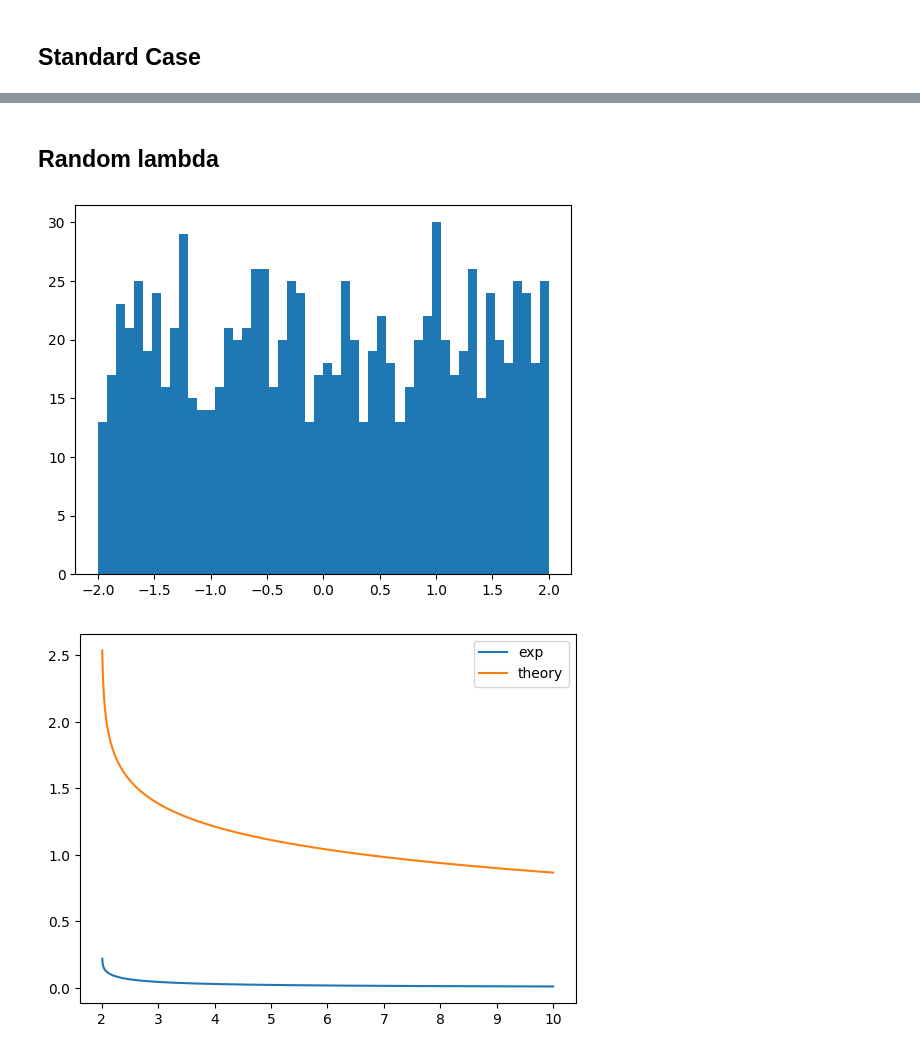
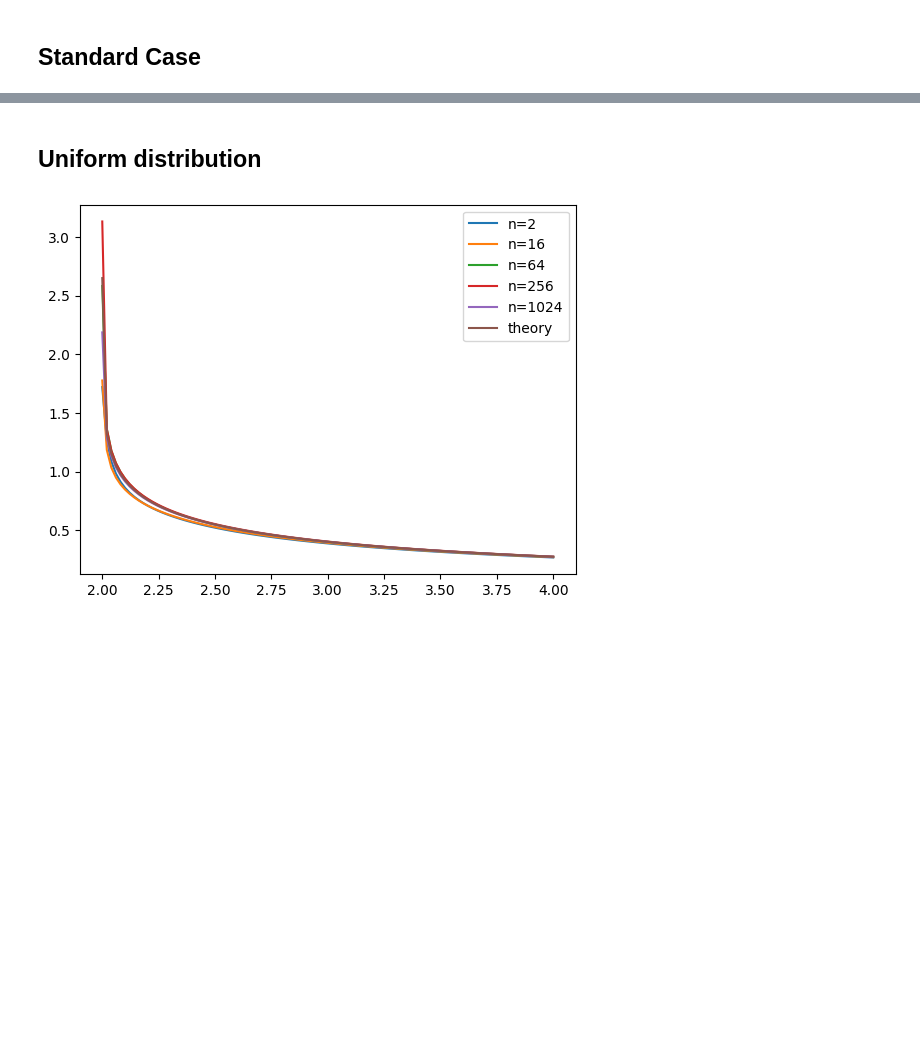
Before and after one commit to RRemixx/eecs598003, a Jupyter notebook: dist.ipynb, the cells around one changed output, grey strips where cells are left out. Drawn from its saved outputs; the diff is of its cells as text; code cells hidden in the pictures; blank space fills up the shorter version.

```diff
--- a/dist.ipynb
+++ b/dist.ipynb
@@ -37,4 +37,4 @@ plt.show()
 [figure]
-# %% [markdown]
-## Random lambda
+# %% [markdown]
+## Uniform distribution
 # %%
@@ -61,21 +69,12 @@ w = np.matmul(QT, u[0, :])
-# %%
-plt.hist(eigvals1, bins=50)
-plt.show()
-x = np.linspace(2.01, 10, 1000)
-
-def gx(x, n, lambdas, ws):
-    sum = 0
-    for i in range(n):
-        sum += (ws[i])**2 / (x - lambdas[i])
-    return sum
-
-y = [gx(x[i], n, eigvals1, w) for i in range(len(x))]
-y_theoretical = -1/4*np.log(x-2) + np.log(4)
-plt.plot(x, y, label='exp')
-plt.plot(x, y_theoretical, label='theory')
-plt.legend()
-# plt.ylim(top=1.1, bottom=0)
-plt.show()
-# %% [output]
-[figure, removed]
-[figure, removed]
+# %%
+trails = 50
+ns = [2, 16, 64, 256, 1024]
+x = np.linspace(2.0001, 4, 100)
+for n in ns:
+    y_e, y_t = get_exp_gx(trails, n, x)
+    plt.plot(x, y_e, label=f'n={n}')
+plt.plot(x, y_t, label='theory')
+plt.legend()
+plt.show()
+# %% [output]
+[figure, added]
```
Also changed, not shown: parts of 2 cells of this notebook.
